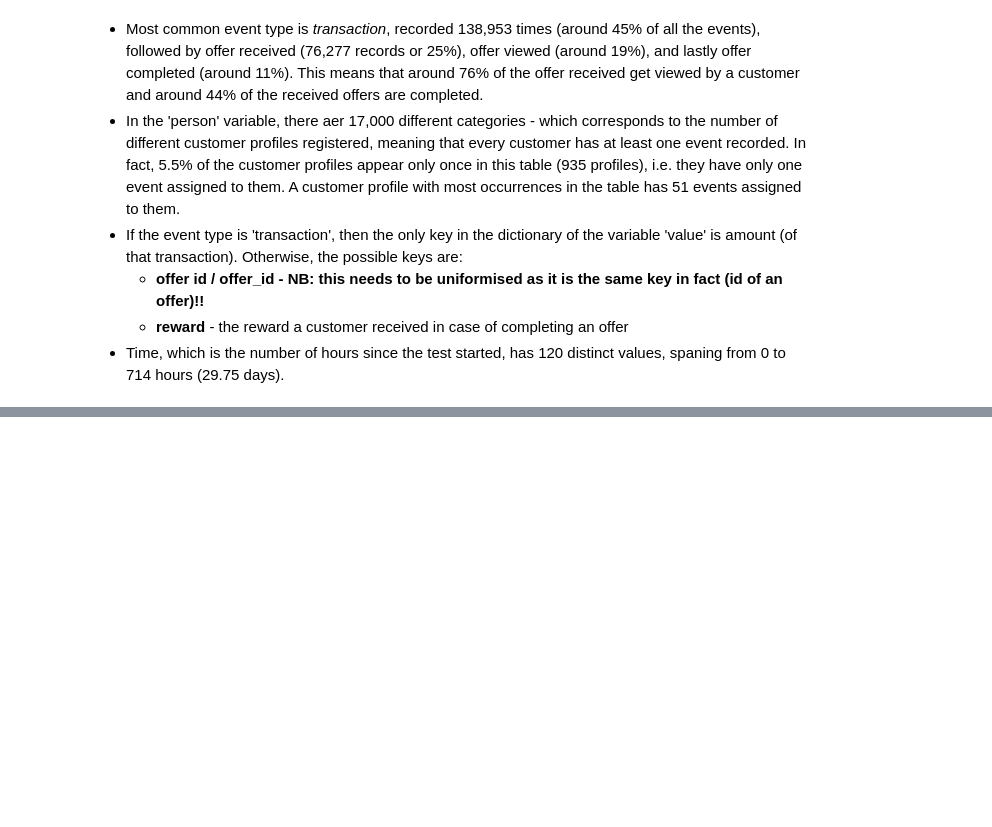
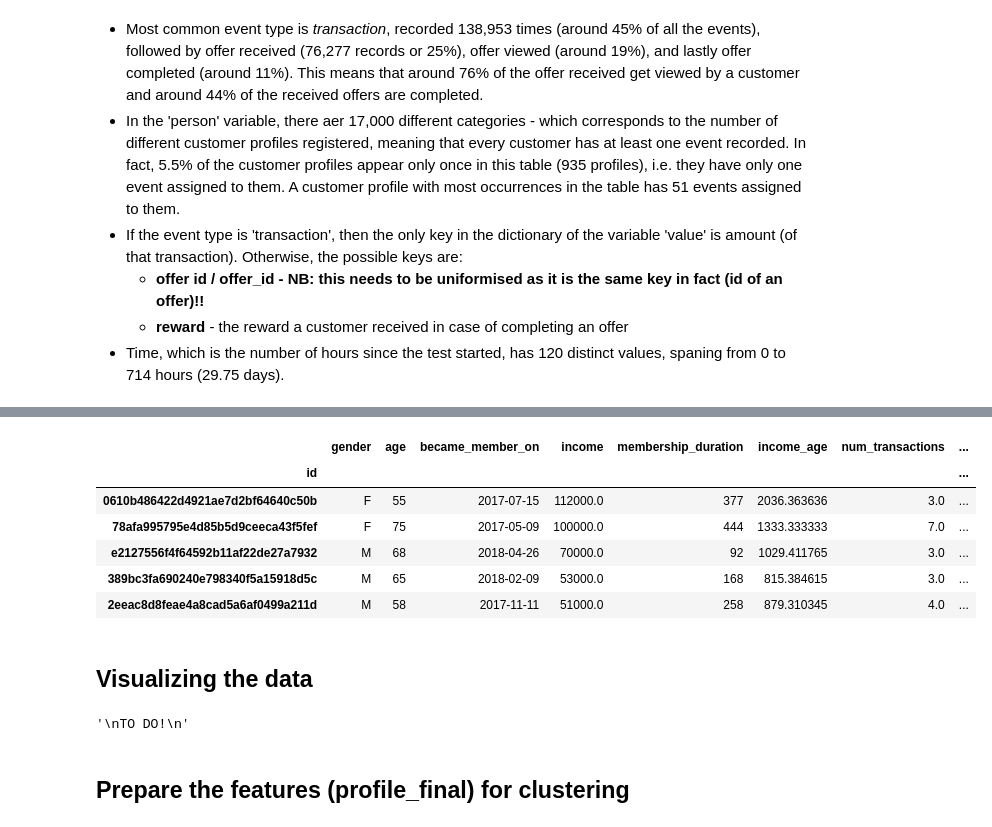
Before and after one commit to dvalps/starbucks-project, a Jupyter notebook: Starbucks_Capstone_notebook.ipynb, the cells around one changed output, grey strips where cells are left out. Drawn from its saved outputs; the diff is of its cells as text; code cells hidden in the pictures; blank space fills up the shorter version.

```diff
--- a/Starbucks_Capstone_notebook.ipynb
+++ b/Starbucks_Capstone_notebook.ipynb
@@ -291,0 +392,26 @@ Observations:
+# %%
+def calculate_profile_transaction_metrics(df_profile, df_transactions, df_transcripts):
+    """
+    It calculates a series of metrics using the cleaned profile dataframe, and the dataframe on
+    customer transactions.
+
+    Returns a new dataframe with the original and newly calculated columns.
+    """
+
+    # count number of all transcripts (offer e) of each customer
+    df_profile['num_trancripts'] = df_transcripts['person'].value_counts()
+    df_profile['num_trancripts_norm'] = df_transcripts['person'].value_counts(normalize=True) # normalised
+
+    # count just the transactions a member did since the beginning of the test
+    df_profile['num_transactions'] = df_transactions['person'].value_counts()
+
+    # sum all the transactions a customer made during the test
+    df_profile['total_transactions'] = df_transactions.groupby('person')['amount'].sum()
+
+    # add average per transaction
+    df_profile['avg_per_transaction'] = df_profile['total_transactions'] / df_profile['num_transactions']
+
+    # buying frequency: average days between transactions
+    df_profile['buying_frequency'] = df_profile['membership_duration'] / df_profile['num_transactions']
+
+    return df_profile
@@ -291,0 +424,20 @@ Observations:
+# %%
+profile_final.head()
+# %% [output]
+|  | gender | age | became_member_on | income | membership_duration | income_age | num_transactions | ... |
+| id |  |  |  |  |  |  |  | ... |
+| 0610b486422d4921ae7d2bf64640c50b | F | 55 | 2017-07-15 | 112000.0 | 377 | 2036.363636 | 3.0 | ... |
+| 78afa995795e4d85b5d9ceeca43f5fef | F | 75 | 2017-05-09 | 100000.0 | 444 | 1333.333333 | 7.0 | ... |
+| e2127556f4f64592b11af22de27a7932 | M | 68 | 2018-04-26 | 70000.0 | 92 | 1029.411765 | 3.0 | ... |
+| 389bc3fa690240e798340f5a15918d5c | M | 65 | 2018-02-09 | 53000.0 | 168 | 815.384615 | 3.0 | ... |
+| 2eeac8d8feae4a8cad5a6af0499a211d | M | 58 | 2017-11-11 | 51000.0 | 258 | 879.310345 | 4.0 | ... |
+# %% [markdown]
+## Visualizing the data
+# %%
+"""
+TO DO!
+"""
+# %% [output]
+'\nTO DO!\n'
+# %% [markdown]
+## Prepare the features (profile_final) for clustering
```
Also changed, not shown: parts of 33 cells of this notebook.
